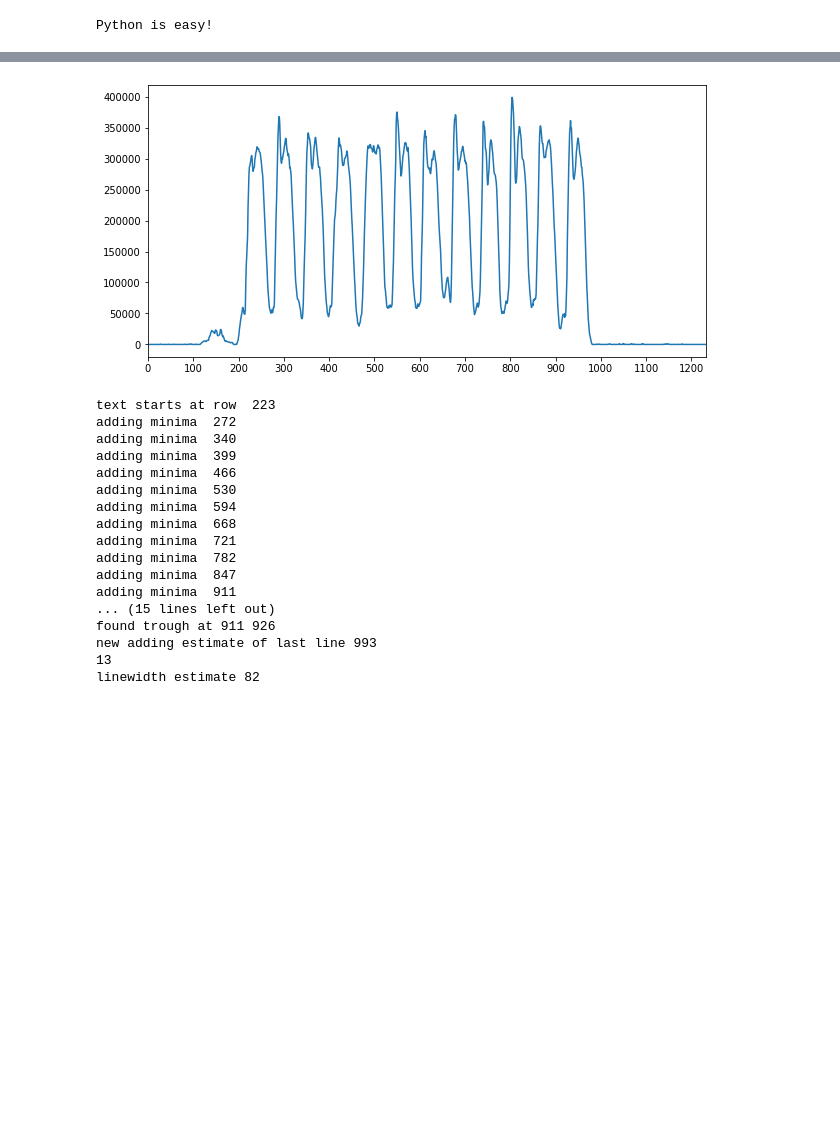
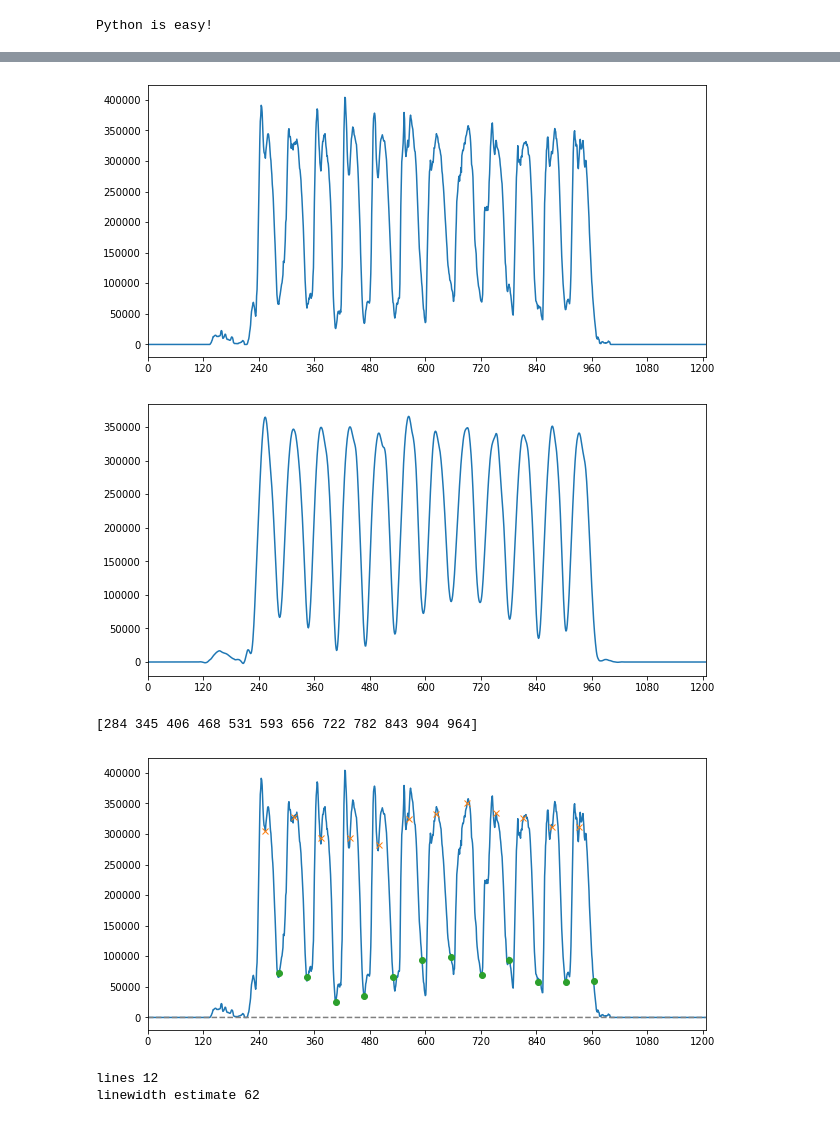
Before and after one commit to suchakr/ImageWork, a Jupyter notebook: Image Work.ipynb, the cells around one changed output, grey strips where cells are left out. Drawn from its saved outputs; the diff is of its cells as text; code cells hidden in the pictures; blank space fills up the shorter version.

```diff
--- a/Image Work.ipynb
+++ b/Image Work.ipynb
@@ -273,35 +153,0 @@ def findlines(y):
-# %%
-peakdata = showrowhist(img)
-plt.figure(figsize=(10,5))
-plt.plot(peakdata)
-plt.xticks(range(0, img.shape[0], 100))
-plt.xlim([0, img.shape[0]])
-plt.show()
-
-linepositions = findlines(peakdata)
-print(len(linepositions))
-linepositions= findlines2(peakdata)
-print(len(linepositions))
-np.savetxt("intensityprojections.csv", peakdata, delimiter=",")
-np.savetxt("linepositions.csv", linepositions, delimiter=",")
-linewidth = getlinewidth(linepositions)
-print('linewidth estimate', linewidth)
-# %% [output]
-[figure, removed]
-text starts at row  223
-adding minima  272
-adding minima  340
-adding minima  399
-adding minima  466
-adding minima  530
-adding minima  594
-adding minima  668
-adding minima  721
-adding minima  782
-adding minima  847
-adding minima  911
-... (15 lines left out)
-found trough at 911 926
-new adding estimate of last line 993
-13
-linewidth estimate 82
@@ -308,2 +216,14 @@ linewidth estimate 82
+# %%
+linepositions, linewidth = findlines3(img)
+print('lines', len(linepositions))
+np.savetxt("linepositions.csv", linepositions, delimiter=",")
+print('linewidth estimate', linewidth)
+# %% [output]
+[figure, added]
+[figure, added]
+[284 345 406 468 531 593 656 722 782 843 904 964]
+[figure, added]
+lines 12
+linewidth estimate 62
 # %%
 def FindMargins(img):
```
Also changed, not shown: parts of 17 cells of this notebook.
